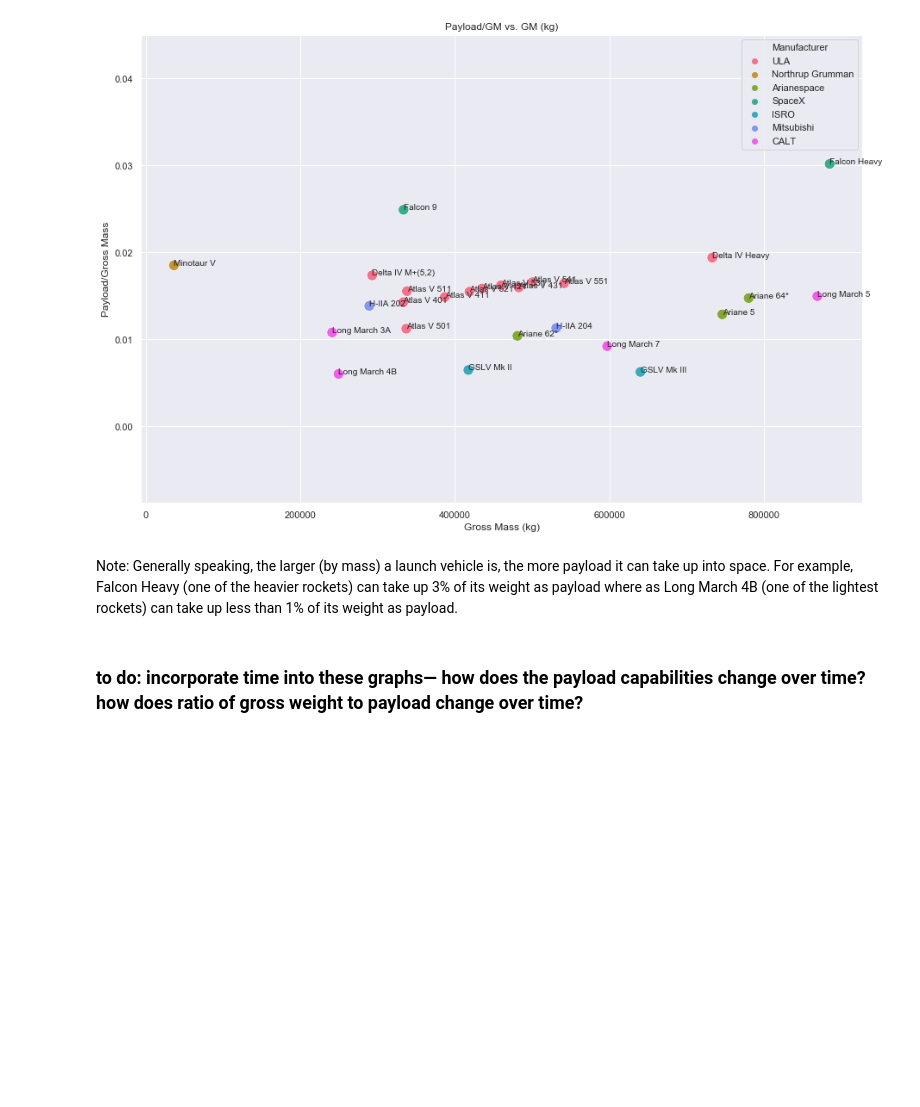
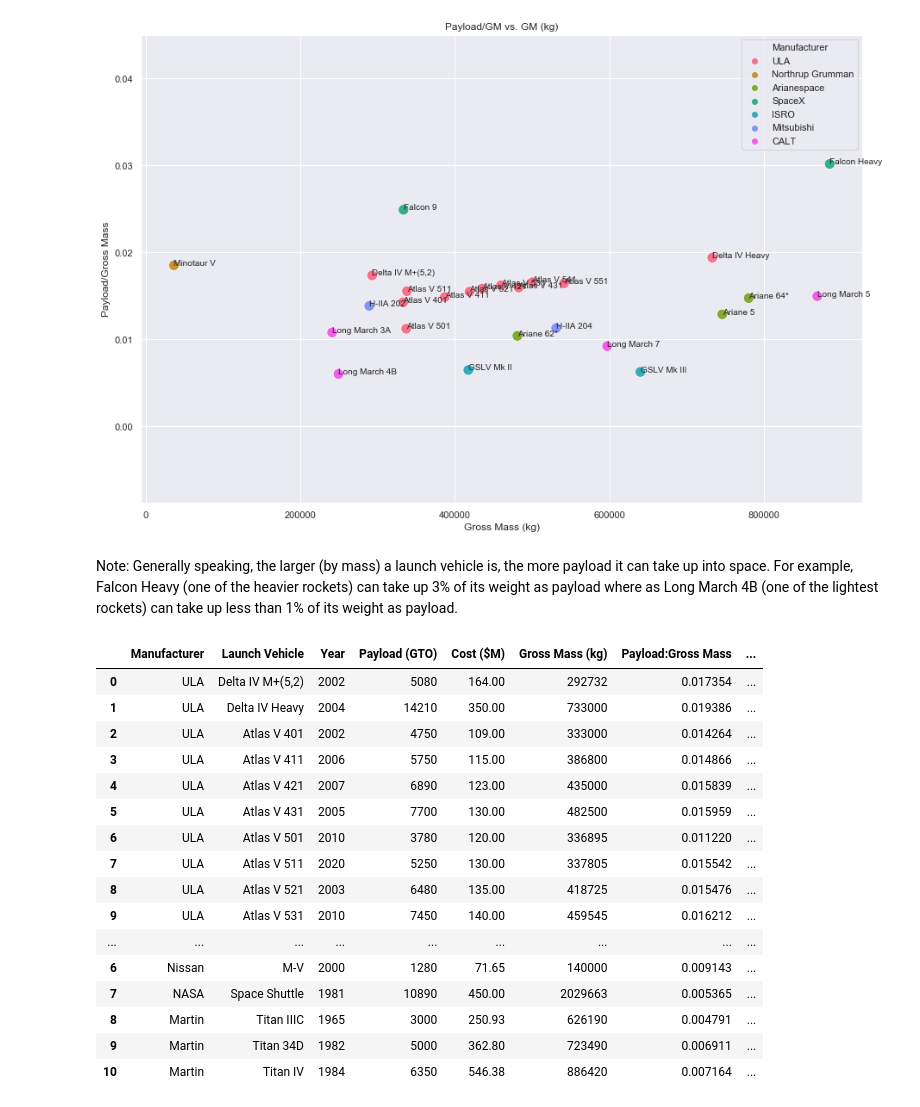
Before and after one commit to candaceyee/Space-Based-Solar, a Jupyter notebook: current_launch_systems.ipynb, the cells around one changed output. Cells and saved outputs as stored; diff of their text form; code cells hidden in the pictures; blank space fills up the shorter version.

```diff
--- a/current_launch_systems.ipynb
+++ b/current_launch_systems.ipynb
@@ -310,5 +323,3 @@ for idx, data in launch_cost_v_payload.iterrows():
 [figure]
 # %% [markdown]
 Note: Generally speaking, the larger (by mass) a launch vehicle is, the more payload it can take up into space. For example, Falcon Heavy (one of the heavier rockets) can take up 3% of its weight as payload where as Long March 4B (one of the lightest rockets) can take up less than 1% of its weight as payload.
-# %% [markdown]
-### to do: incorporate time into these graphs— how does the payload capabilities change over time? how does ratio of gross weight to payload change over time?
@@ -314,0 +375,20 @@ Note: Generally speaking, the larger (by mass) a launch vehicle is, the more pay
+# %%
+all_launch_systems
+# %% [output]
+|  | Manufacturer | Launch Vehicle | Year | Payload (GTO) | Cost ($M) | Gross Mass (kg) | Payload:Gross Mass | ... |
+| 0 | ULA | Delta IV M+(5,2) | 2002 | 5080 | 164.00 | 292732 | 0.017354 | ... |
+| 1 | ULA | Delta IV Heavy | 2004 | 14210 | 350.00 | 733000 | 0.019386 | ... |
+| 2 | ULA | Atlas V 401 | 2002 | 4750 | 109.00 | 333000 | 0.014264 | ... |
+| 3 | ULA | Atlas V 411 | 2006 | 5750 | 115.00 | 386800 | 0.014866 | ... |
+| 4 | ULA | Atlas V 421 | 2007 | 6890 | 123.00 | 435000 | 0.015839 | ... |
+| 5 | ULA | Atlas V 431 | 2005 | 7700 | 130.00 | 482500 | 0.015959 | ... |
+| 6 | ULA | Atlas V 501 | 2010 | 3780 | 120.00 | 336895 | 0.011220 | ... |
+| 7 | ULA | Atlas V 511 | 2020 | 5250 | 130.00 | 337805 | 0.015542 | ... |
+| 8 | ULA | Atlas V 521 | 2003 | 6480 | 135.00 | 418725 | 0.015476 | ... |
+| 9 | ULA | Atlas V 531 | 2010 | 7450 | 140.00 | 459545 | 0.016212 | ... |
+| ... | ... | ... | ... | ... | ... | ... | ... | ... |
+| 6 | Nissan | M-V | 2000 | 1280 | 71.65 | 140000 | 0.009143 | ... |
+| 7 | NASA | Space Shuttle | 1981 | 10890 | 450.00 | 2029663 | 0.005365 | ... |
+| 8 | Martin | Titan IIIC | 1965 | 3000 | 250.93 | 626190 | 0.004791 | ... |
+| 9 | Martin | Titan 34D | 1982 | 5000 | 362.80 | 723490 | 0.006911 | ... |
+| 10 | Martin | Titan IV | 1984 | 6350 | 546.38 | 886420 | 0.007164 | ... |
```
Also changed, not shown: parts of 9 cells of this notebook.
